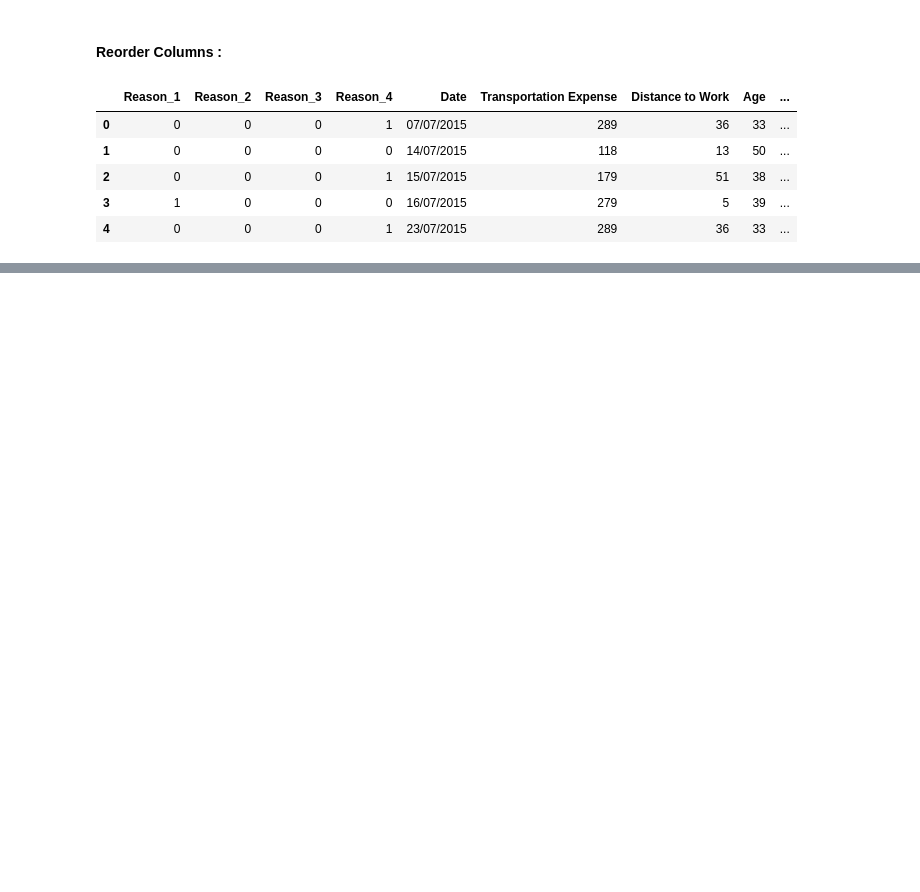
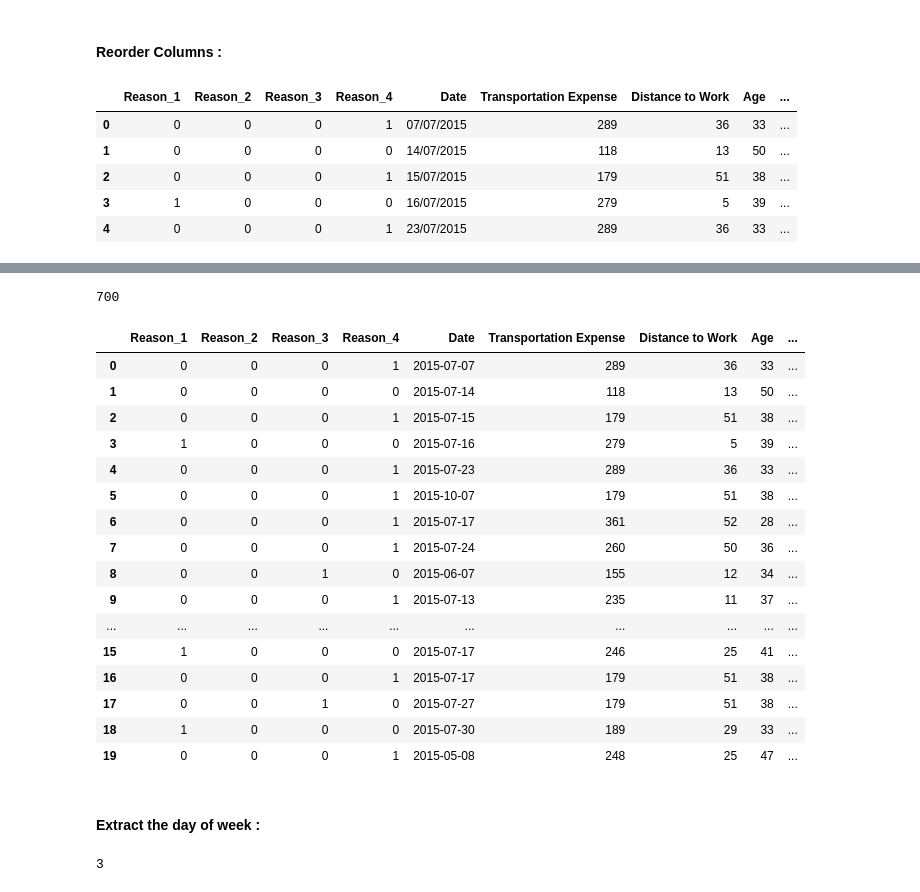
Before and after one commit to Veerangana-Dash/DataScience_Notebook, a Jupyter notebook: Case_Study/Absenteeism_Master/Absenteeism-Preprocessing.ipynb, the cells around one changed output, grey strips where cells are left out. Cells and saved outputs as stored; diff of their text form; code cells hidden in the pictures; blank space fills up the shorter version.

```diff
--- a/Case_Study/Absenteeism_Master/Absenteeism-Preprocessing.ipynb
+++ b/Case_Study/Absenteeism_Master/Absenteeism-Preprocessing.ipynb
@@ -293,0 +349,3 @@ df.head()
+# %%
+df_reason_mod['Date'] = pd.to_datetime(df_reason_mod['Date'])
+df_reason_mod['Date']
@@ -293,0 +370,3 @@ df.head()
+# %%
+df_reason_mod['Date'] = pd.to_datetime(df_reason_mod['Date'], format = '%d/%m/%Y')
+df_reason_mod['Date']
@@ -293,0 +405,3 @@ df.head()
+# %%
+list_months = []
+list_months
@@ -293,0 +410,3 @@ df.head()
+# %%
+for i in range(df_reason_mod.shape[0]):
+    list_months.append(df_reason_mod['Date'][i].month)
@@ -293,0 +433,32 @@ df.head()
+# %%
+len(list_months)
+# %% [output]
+700
+# %%
+df_reason_mod['Month Value'] = list_months
+df_reason_mod.head(20)
+# %% [output]
+|  | Reason_1 | Reason_2 | Reason_3 | Reason_4 | Date | Transportation Expense | Distance to Work | Age | ... |
+| 0 | 0 | 0 | 0 | 1 | 2015-07-07 | 289 | 36 | 33 | ... |
+| 1 | 0 | 0 | 0 | 0 | 2015-07-14 | 118 | 13 | 50 | ... |
+| 2 | 0 | 0 | 0 | 1 | 2015-07-15 | 179 | 51 | 38 | ... |
+| 3 | 1 | 0 | 0 | 0 | 2015-07-16 | 279 | 5 | 39 | ... |
+| 4 | 0 | 0 | 0 | 1 | 2015-07-23 | 289 | 36 | 33 | ... |
+| 5 | 0 | 0 | 0 | 1 | 2015-10-07 | 179 | 51 | 38 | ... |
+| 6 | 0 | 0 | 0 | 1 | 2015-07-17 | 361 | 52 | 28 | ... |
+| 7 | 0 | 0 | 0 | 1 | 2015-07-24 | 260 | 50 | 36 | ... |
+| 8 | 0 | 0 | 1 | 0 | 2015-06-07 | 155 | 12 | 34 | ... |
+| 9 | 0 | 0 | 0 | 1 | 2015-07-13 | 235 | 11 | 37 | ... |
+| ... | ... | ... | ... | ... | ... | ... | ... | ... | ... |
+| 15 | 1 | 0 | 0 | 0 | 2015-07-17 | 246 | 25 | 41 | ... |
+| 16 | 0 | 0 | 0 | 1 | 2015-07-17 | 179 | 51 | 38 | ... |
+| 17 | 0 | 0 | 1 | 0 | 2015-07-27 | 179 | 51 | 38 | ... |
+| 18 | 1 | 0 | 0 | 0 | 2015-07-30 | 189 | 29 | 33 | ... |
+| 19 | 0 | 0 | 0 | 1 | 2015-05-08 | 248 | 25 | 47 | ... |
+# %% [markdown]
+#### Extract the day of week :
+# %%
+#0:monday - 6:sunday
+df_reason_mod['Date'][699].weekday()
+# %% [output]
+3
```
Also changed, not shown: parts of 46 cells of this notebook, 1 other file.
